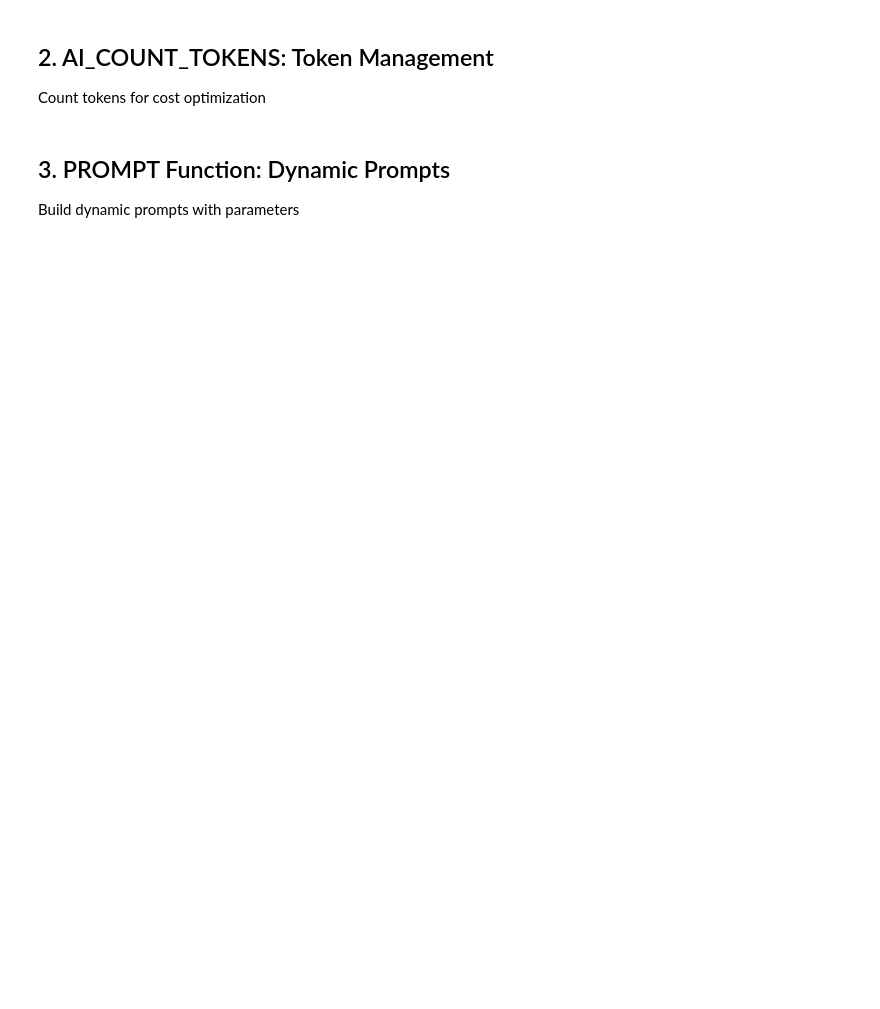
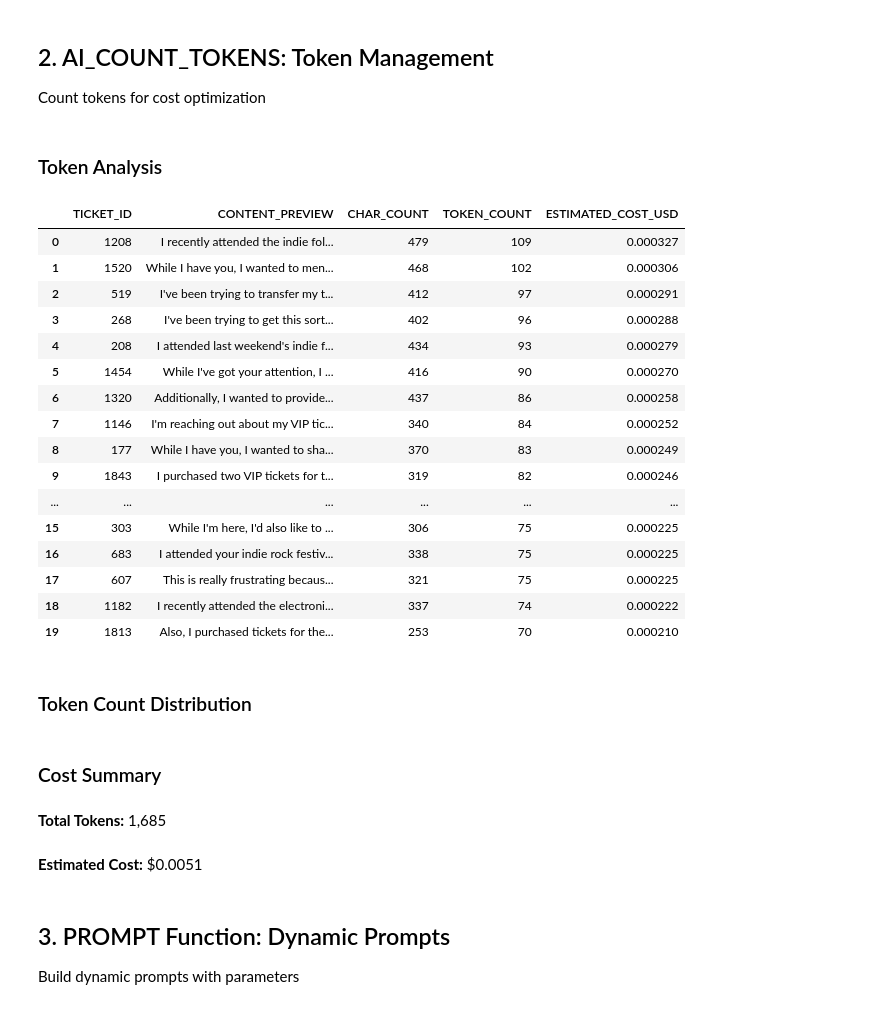
Before and after one commit to Snowflake-Labs/sfguide-getting-started-with-cortex-aisql, a Jupyter notebook: notebooks/05_advanced_features.ipynb, the cells around one changed output. Saved outputs shown, nothing was run; the diff lists cells and outputs as text; code cells hidden in the pictures; blank space fills up the shorter version.

```diff
--- a/notebooks/05_advanced_features.ipynb
+++ b/notebooks/05_advanced_features.ipynb
@@ -57,35 +83,63 @@ with col2:
 Count tokens for cost optimization
 # %%
 # Count tokens for cost estimation
+# AI_COUNT_TOKENS syntax: AI_COUNT_TOKENS('function_name', 'model_name', input_text)
+# Note: claude-3-7-sonnet is NOT supported by AI_COUNT_TOKENS, using llama3.3-70b instead
 sql = """
 SELECT
     ticket_id,
     SUBSTR(content, 1, 100) as content_preview,
     LENGTH(content) as char_count,
-    AI_COUNT_TOKENS('claude-3-7-sonnet', content) as token_count,
-    ROUND((AI_COUNT_TOKENS('claude-3-7-sonnet', content) / 1000.0) * 0.003, 6) as estimated_cost_usd
+    AI_COUNT_TOKENS('ai_complete', 'llama3.3-70b', content) as token_count,
+    ROUND((AI_COUNT_TOKENS('ai_complete', 'llama3.3-70b', content) / 1000.0) * 0.003, 6) as estimated_cost_usd
 FROM emails
 ORDER BY token_count DESC
 LIMIT 20
 """
 
 df_tokens = session.sql(sql).to_pandas()
-st.subheader("Token Analysis")
-st.dataframe(df_tokens)
+display(Markdown("### Token Analysis"))
+display(df_tokens)
 
 # Token distribution
-hist = alt.Chart(df_tokens).mark_bar().encode(
-    alt.X('TOKEN_COUNT:Q', bin=alt.Bin(maxbins=20)),
-    y='count()'
-).properties(height=300)
-st.subheader("Token Count Distribution")
-st.altair_chart(hist, use_container_width=True)
+display(Markdown("### Token Count Distribution"))
+fig = px.histogram(df_tokens,
+                   x='TOKEN_COUNT',
+                   nbins=20,
+                   title='Distribution of Token Counts',
+                   labels={'TOKEN_COUNT': 'Token Count', 'count': 'Count'})
+fig.update_layout(height=400)
+fig.show()
 
 # Cost summary
 total_tokens = df_tokens['TOKEN_COUNT'].sum()
 total_cost = df_tokens['ESTIMATED_COST_USD'].sum()
-st.metric("Total Tokens", f"{total_tokens:,}")
-st.metric("Estimated Cost", f"${total_cost:.4f}")
+display(Markdown("### Cost Summary"))
+display(Markdown(f"**Total Tokens:** {total_tokens:,}"))
+display(Markdown(f"**Estimated Cost:** ${total_cost:.4f}"))
+# %% [output]
+### Token Analysis
+|  | TICKET_ID | CONTENT_PREVIEW | CHAR_COUNT | TOKEN_COUNT | ESTIMATED_COST_USD |
+| 0 | 1208 | I recently attended the indie fol... | 479 | 109 | 0.000327 |
+| 1 | 1520 | While I have you, I wanted to men... | 468 | 102 | 0.000306 |
+| 2 | 519 | I've been trying to transfer my t... | 412 | 97 | 0.000291 |
+| 3 | 268 | I've been trying to get this sort... | 402 | 96 | 0.000288 |
+| 4 | 208 | I attended last weekend's indie f... | 434 | 93 | 0.000279 |
+| 5 | 1454 | While I've got your attention, I ... | 416 | 90 | 0.000270 |
+| 6 | 1320 | Additionally, I wanted to provide... | 437 | 86 | 0.000258 |
+| 7 | 1146 | I'm reaching out about my VIP tic... | 340 | 84 | 0.000252 |
+| 8 | 177 | While I have you, I wanted to sha... | 370 | 83 | 0.000249 |
+| 9 | 1843 | I purchased two VIP tickets for t... | 319 | 82 | 0.000246 |
+| ... | ... | ... | ... | ... | ... |
+| 15 | 303 | While I'm here, I'd also like to ... | 306 | 75 | 0.000225 |
+| 16 | 683 | I attended your indie rock festiv... | 338 | 75 | 0.000225 |
+| 17 | 607 | This is really frustrating becaus... | 321 | 75 | 0.000225 |
+| 18 | 1182 | I recently attended the electroni... | 337 | 74 | 0.000222 |
+| 19 | 1813 | Also, I purchased tickets for the... | 253 | 70 | 0.000210 |
+### Token Count Distribution
+### Cost Summary
+**Total Tokens:** 1,685
+**Estimated Cost:** $0.0051
 # %% [markdown]
 ## 3. PROMPT Function: Dynamic Prompts
 
```
Also changed, not shown: parts of 9 cells of this notebook, 41 other files.
